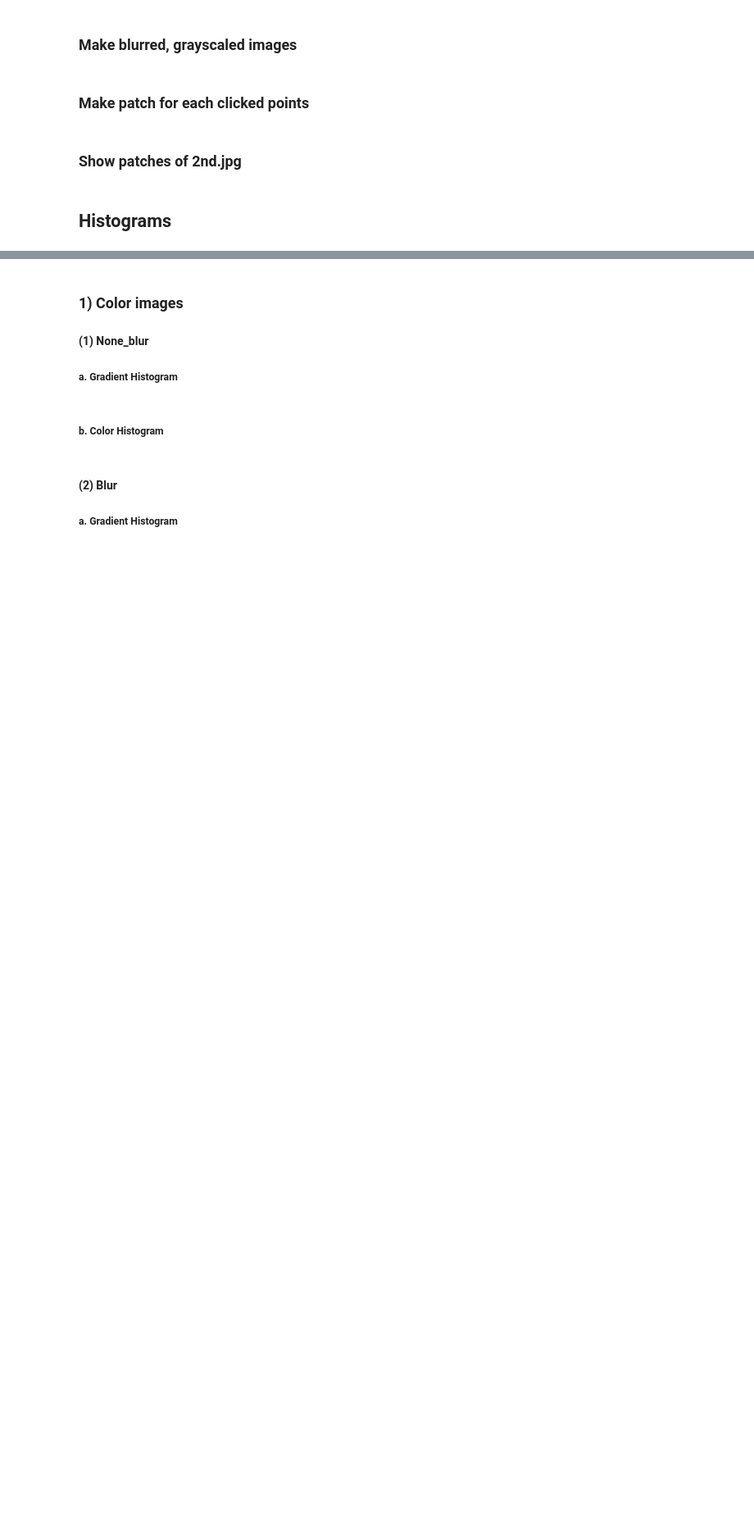
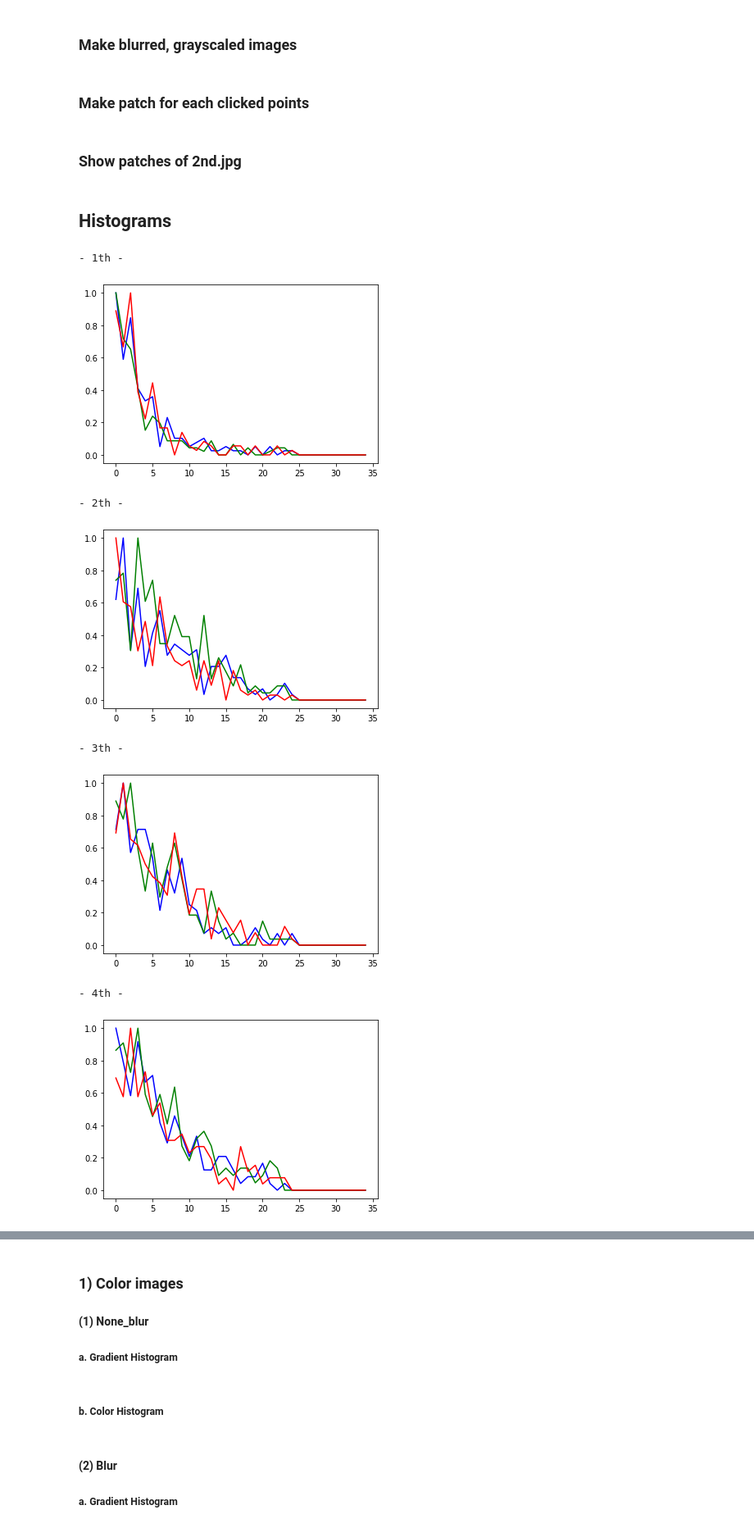
Before and after one commit to NonokEE/CAU_Computer_Vision, a Jupyter notebook: Project 1/Project1_shift.ipynb, the cells around one changed output, grey strips where cells are left out. Shown at 82% size. Drawn from its saved outputs; the diff is of its cells as text; code cells hidden in the pictures; blank space fills up the shorter version.

Commit message:
normalize fix

```diff
--- a/Project 1/Project1_shift.ipynb
+++ b/Project 1/Project1_shift.ipynb
@@ -4,6 +6,8 @@
 import cv2
 import numpy as np
 import matplotlib.pyplot as plt
+# %%
+patch_size = 10
 # %%
 def cv2_imshow(name: str, src):
     cv2.namedWindow(name, cv2.WINDOW_NORMAL)
@@ -132,8 +134,8 @@ patch2_gb = [image2_gb[coord1[i][0]-patch_size:coord1[i][0]+patch_size+1, coord1
 # %% [markdown]
 ## Histograms
 # %%
-hist_bin_gradient = 360/30
-hist_bin_color = 256/32
+hist_bin_gradient = 350/35
+hist_bin_color = 256/10
 # %%
 def norm_gradient(src):
 
@@ -149,3 +151,37 @@ def norm_gradient(src):
     norm_gradient = np.uint8(np.around(norm_gradient))
 
     return norm_gradient
+# %%
+def gradient_histogram_color(src_list):
+    hist_list = []
+
+    for i in range(len(src_list)):
+        print(f"- {i+1}th -")
+        temp = []
+
+        channels = cv2.split(src_list[i])
+        colors = ['b', 'g', 'r']
+
+        for ch, color in zip(channels, colors):
+            src = cv2.Laplacian(ch, -1)
+            src = src - np.min(src)
+            src = np.uint8((src / np.max(src)) * 360)
+            hist = cv2.calcHist([src], [0], None, [int(350/hist_bin_gradient)], [10,360])
+            hist = cv2.normalize(hist, hist, 0, 1, cv2.NORM_MINMAX)
+            temp.append(hist)
+            plt.plot(hist, color=color)
+        plt.show()
+        hist_list.append(temp)
+
+    return hist_list
+
+gradient_histogram_color(patch1_original)
+# %% [output]
+- 1th -
+[figure, added]
+- 2th -
+[figure, added]
+- 3th -
+[figure, added]
+- 4th -
+[figure, added]
```
Also changed, not shown: parts of 17 cells of this notebook, 9 other files.
